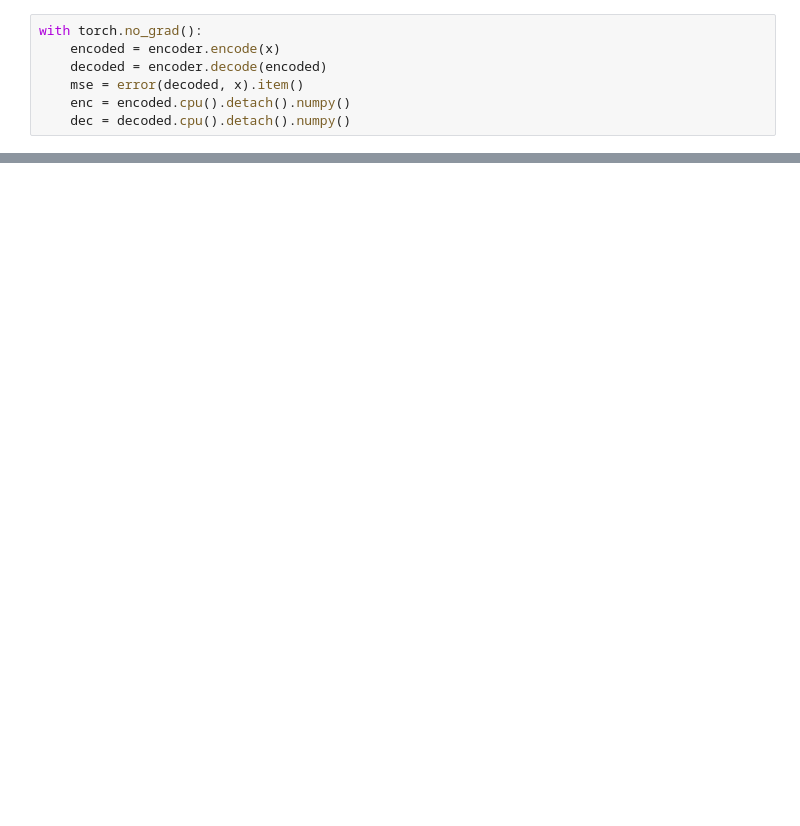
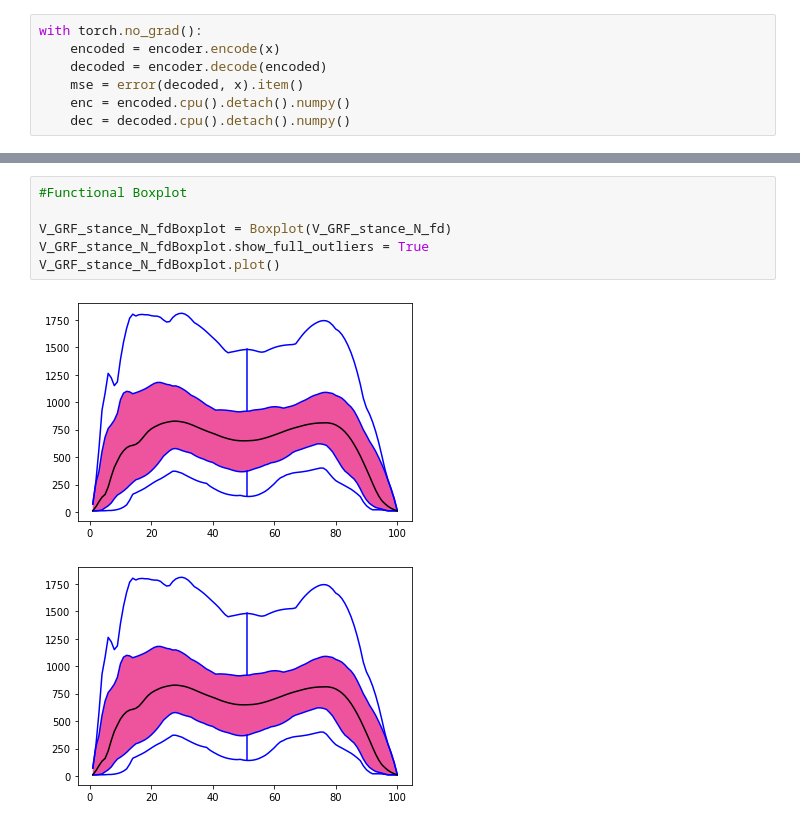
Before and after one commit to zarawaheedkhan/679-Physical-Therapy, a Jupyter notebook: Untitled1.ipynb, the cells around one changed output, grey strips where cells are left out. Cells and saved outputs as stored; diff of their text form; blank space fills up the shorter version.

```diff
--- a/Untitled1.ipynb
+++ b/Untitled1.ipynb
@@ -120,0 +132,9 @@ pd.DataFrame(enc)
+# %%
+#Functional Boxplot
+
+V_GRF_stance_N_fdBoxplot = Boxplot(V_GRF_stance_N_fd)
+V_GRF_stance_N_fdBoxplot.show_full_outliers = True
+V_GRF_stance_N_fdBoxplot.plot()
+# %% [output]
+[figure, added]
+[figure, added]
```
Also changed, not shown: parts of 9 cells of this notebook.
